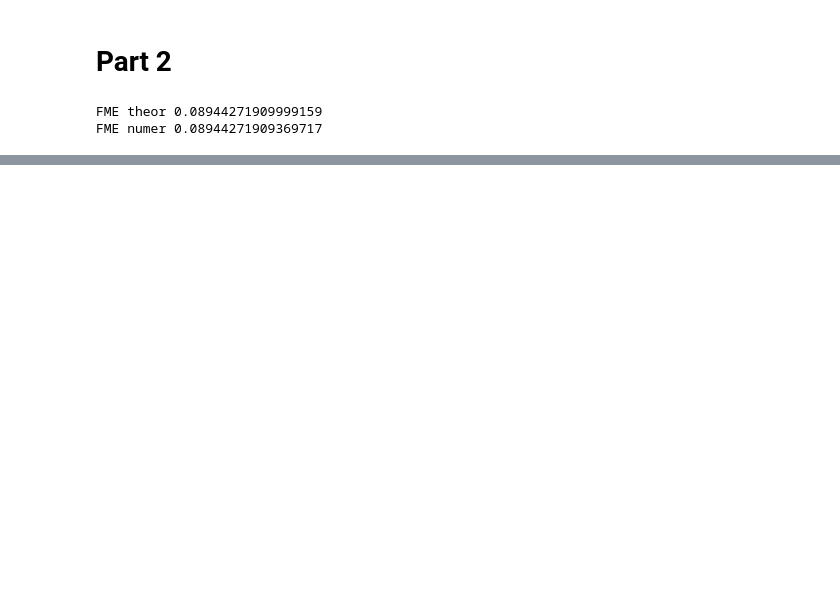
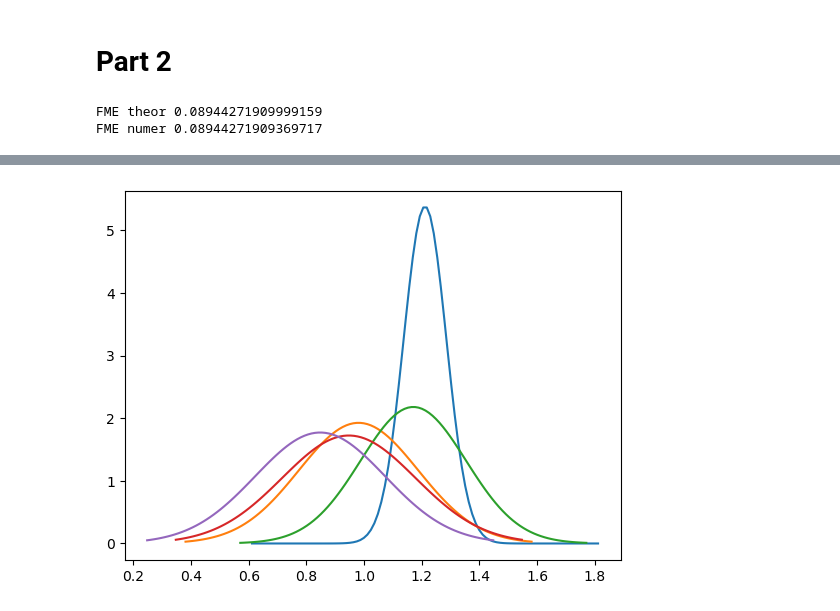
Before and after one commit to FedericoRivano/astrostatistics_bicocca_2026, a Jupyter notebook: working/Es05.ipynb, the cells around one changed output, grey strips where cells are left out. Drawn from its saved outputs; the diff is of its cells as text; code cells hidden in the pictures; blank space fills up the shorter version.

```diff
--- a/working/Es05.ipynb
+++ b/working/Es05.ipynb
@@ -53,0 +58,8 @@ plt.show()
+# %%
+std_sample = [rd.gauss(0.2, 0.05) for _ in range(N_sample)]
+mock_sample_2 = [rd.gauss(1, 0.2) for _ in range(N_sample)]
+# %%
+for i in range(len(mock_sample_2[:10])): #plotting only the first 10 points
+    plt.plot(np.linspace(mock_sample_2[i]-0.6, mock_sample_2[i]+0.6, 100), np.ones(100)*sp.stats.norm(loc=mock_sample_2[i], scale=std_sample[i]).pdf(np.linspace(mock_sample_2[i]-0.6, mock_sample_2[i]+0.6, 100)))
+# %% [output]
+[figure, added]
```
Also changed, not shown: parts of 11 cells of this notebook.
